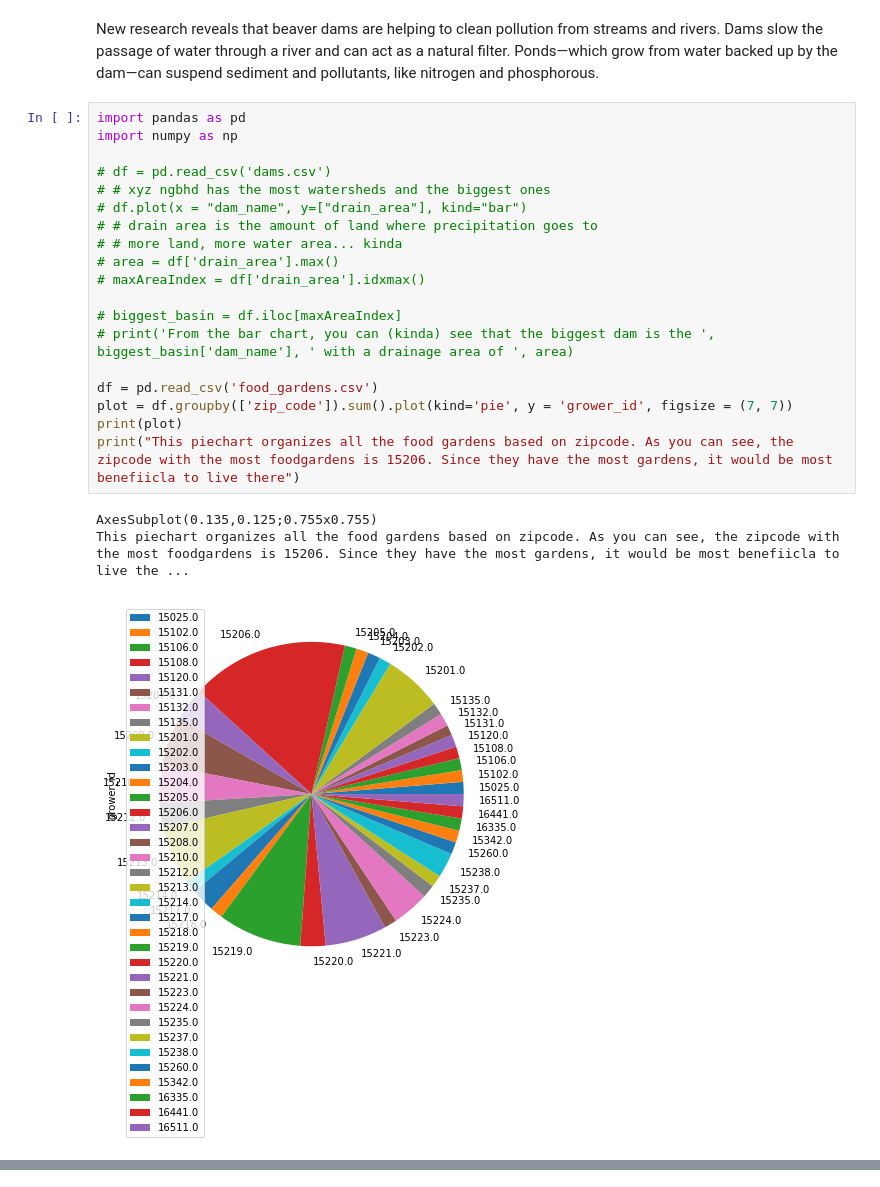
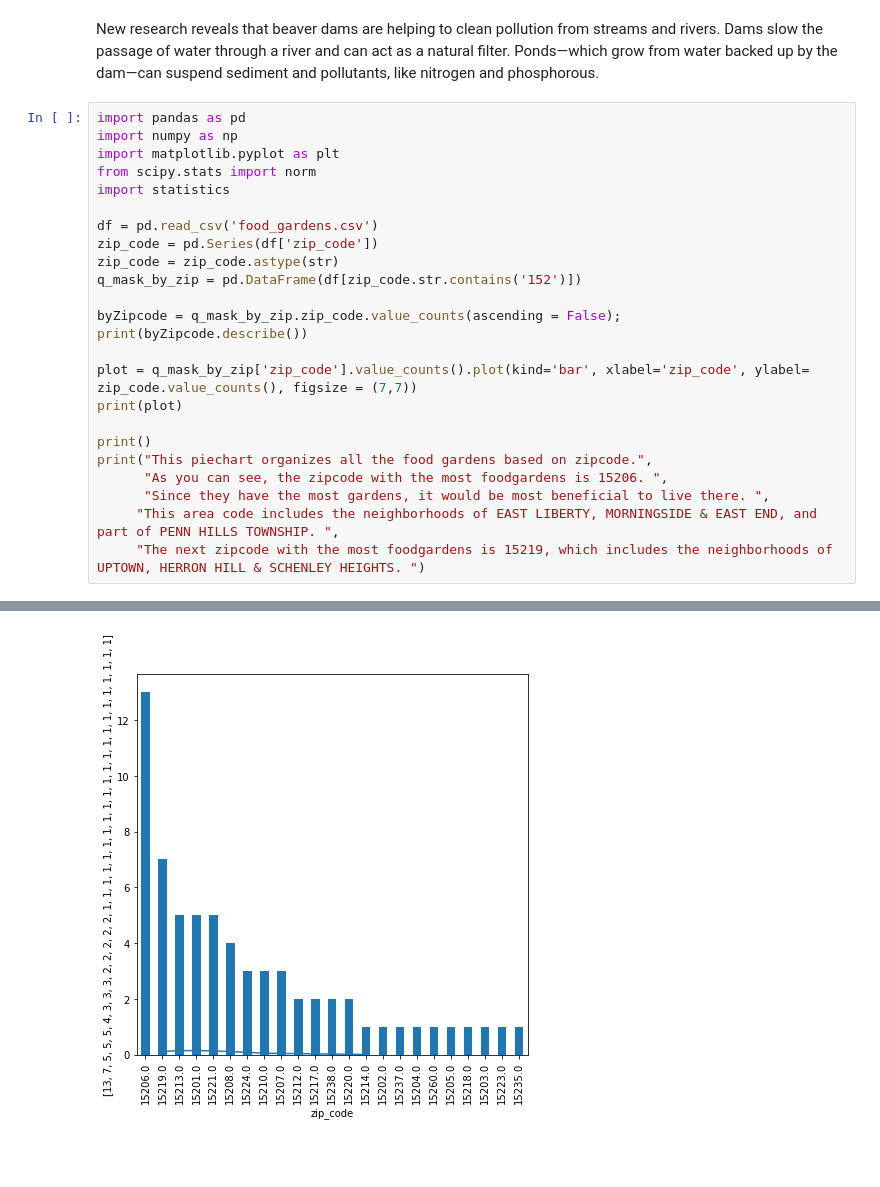
Before and after one commit to amf28/Big-Ideas-Final-Project, a Jupyter notebook: foodGardens.ipynb, the cells around one changed output, grey strips where cells are left out. Cells and saved outputs as stored; diff of their text form; blank space fills up the shorter version.

```diff
--- a/foodGardens.ipynb
+++ b/foodGardens.ipynb
@@ -1,25 +1,27 @@
 # %% [markdown]
 New research reveals that beaver dams are helping to clean pollution from streams and rivers. Dams slow the passage of water through a river and can act as a natural filter. Ponds—which grow from water backed up by the dam—can suspend sediment and pollutants, like nitrogen and phosphorous.
-# %%
-import pandas as pd
-import numpy as np
-
-# df = pd.read_csv('dams.csv')
-# # xyz ngbhd has the most watersheds and the biggest ones
-# df.plot(x = "dam_name", y=["drain_area"], kind="bar")
-# # drain area is the amount of land where precipitation goes to
-# # more land, more water area... kinda
-# area = df['drain_area'].max()
-# maxAreaIndex = df['drain_area'].idxmax()
-
-# biggest_basin = df.iloc[maxAreaIndex]
-# print('From the bar chart, you can (kinda) see that the biggest dam is the ', biggest_basin['dam_name'], ' with a drainage area of ', area)
-
-df = pd.read_csv('food_gardens.csv')
-plot = df.groupby(['zip_code']).sum().plot(kind='pie', y = 'grower_id', figsize = (7, 7))
-print(plot)
-print("This piechart organizes all the food gardens based on zipcode. As you can see, the zipcode with the most foodgardens is 15206. Since they have the most gardens, it would be most benefiicla to live there")
-# %% [output]
-AxesSubplot(0.135,0.125;0.755x0.755)
-This piechart organizes all the food gardens based on zipcode. As you can see, the zipcode with the most foodgardens is 15206. Since they have the most gardens, it would be most benefiicla to live the ...
-[figure, removed]
+# %%
+import pandas as pd
+import numpy as np
+import matplotlib.pyplot as plt
+from scipy.stats import norm
+import statistics
+
+df = pd.read_csv('food_gardens.csv')
+zip_code = pd.Series(df['zip_code'])
+zip_code = zip_code.astype(str)
+q_mask_by_zip = pd.DataFrame(df[zip_code.str.contains('152')])
+
+byZipcode = q_mask_by_zip.zip_code.value_counts(ascending = False);
+print(byZipcode.describe())
+
+plot = q_mask_by_zip['zip_code'].value_counts().plot(kind='bar', xlabel='zip_code', ylabel= zip_code.value_counts(), figsize = (7,7))
+print(plot)
+
+print()
+print("This piechart organizes all the food gardens based on zipcode.",
+      "As you can see, the zipcode with the most foodgardens is 15206. ",
+      "Since they have the most gardens, it would be most beneficial to live there. ",
+     "This area code includes the neighborhoods of EAST LIBERTY, MORNINGSIDE & EAST END, and part of PENN HILLS TOWNSHIP. ",
+     "The next zipcode with the most foodgardens is 15219, which includes the neighborhoods of UPTOWN, HERRON HILL & SCHENLEY HEIGHTS. ")
+# %% [output]
@@ -25,0 +40 @@ This piechart organizes all the food gardens based on zipcode. As you can see, t
+[figure, added]
```
Also changed, not shown: parts of 3 cells of this notebook, 2 other files.
